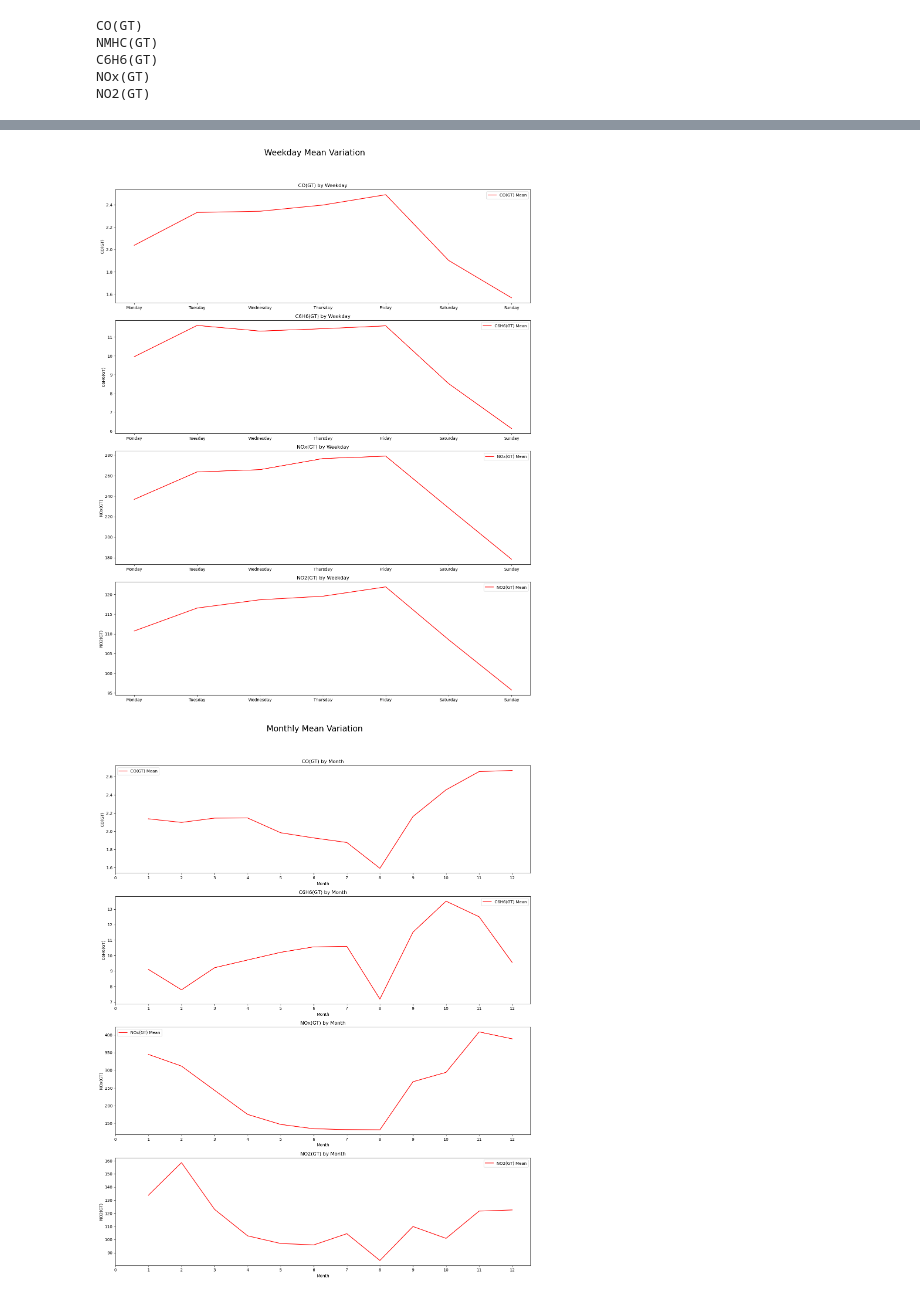
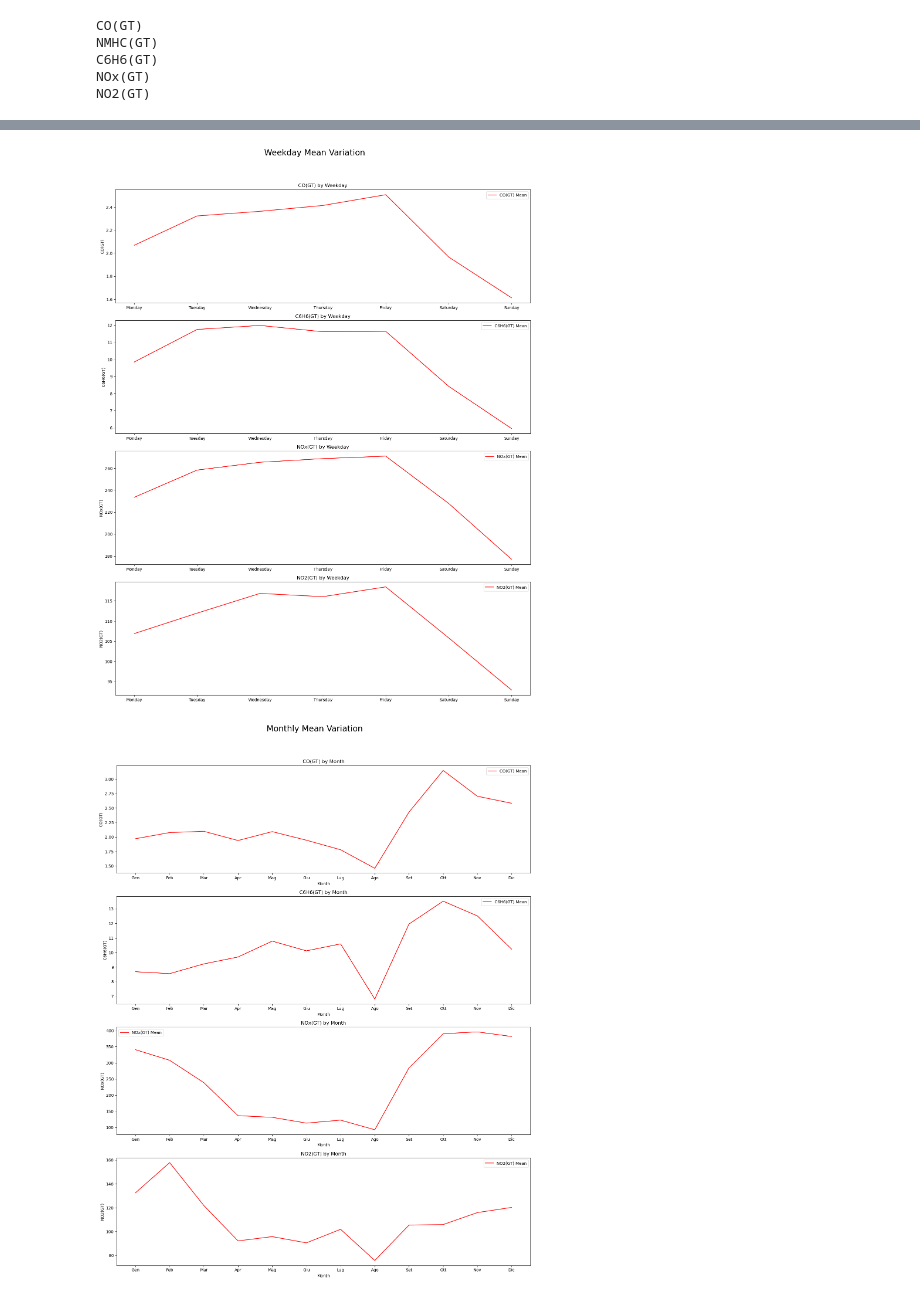
Before and after one commit to drizzello/TimeSeries, a Jupyter notebook: air_quality.ipynb, the cells around one changed output, grey strips where cells are left out. Cells and saved outputs as stored; diff of their text form; code cells hidden in the pictures.

```diff
--- a/air_quality.ipynb
+++ b/air_quality.ipynb
@@ -392,7 +394,7 @@ dtype: int64
 # %%
 df = df.drop('NMHC(GT)' ,axis=1)
 # %%
-df = df.fillna(df.mean(numeric_only=True))
+df = df.fillna(method="bfill")
 # %%
 df.isna().sum()
 # %% [output]
@@ -465,29 +467,29 @@ for i, col in enumerate(cols_gt_2):
 plt.tight_layout(rect=[0, 0.03, 1, 0.95])
 plt.show()
 # %% [output]
-[figure, old version]
+[figure, new version]
 # %%
 fig, axes = plt.subplots(nrows=len(cols_gt_2), ncols=1, figsize=(15, 5 * len(cols_gt_2)))
 fig.suptitle('Monthly Mean Variation', fontsize=20)
 
 def plot_monthly_variation(col, ax):
     monthly_stats = df.groupby('month')[col].agg([np.mean, np.std])
 
     ax.plot(monthly_stats.index, monthly_stats['mean'], label=f'{col} Mean', color='red')
 
-    ax.set_xticks(np.arange(13))
+    ax.set_xticks(np.arange(1, 13), ['Gen', 'Feb', 'Mar', 'Apr', 'Mag', 'Giu', 'Lug', 'Ago', 'Set', 'Ott', 'Nov', 'Dic'])
     ax.set_title(f'{col} by Month')
     ax.set_xlabel('Month')
     ax.set_ylabel(col)
     ax.legend()
 
 for i, col in enumerate(cols_gt_2):
     plot_monthly_variation(col, axes[i])
 
 plt.tight_layout(rect=[0, 0.03, 1, 0.95])
 plt.show()
 # %% [output]
-[figure, old version]
+[figure, new version]
 # %%
 fig, axes = plt.subplots(nrows=len(cols_gt_2), ncols=1, figsize=(15, 5 * len(cols_gt_2)))
 fig.suptitle('Hourly Mean Variation', fontsize=20)
```
Also changed, not shown: parts of 11 cells of this notebook.
